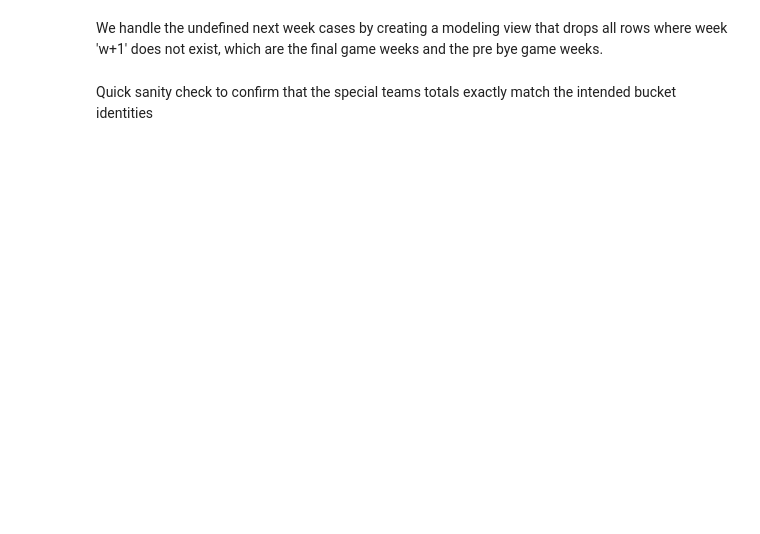
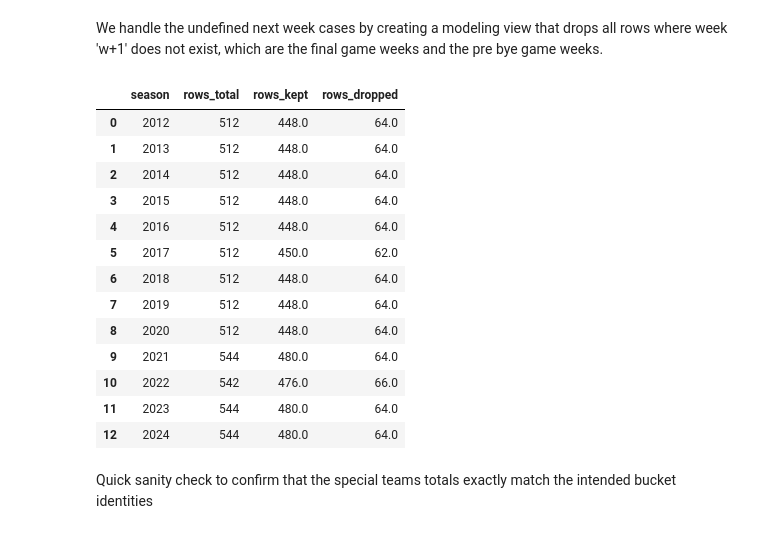
Before and after one commit to SiddharthKorukonda/2025-26-NFLPA-Data-Analytics-Case-Competition, a Jupyter notebook: notebooks/11_sanity_check_panel.ipynb, the cells around one changed output. Cells and saved outputs as stored; diff of their text form; code cells hidden in the pictures; blank space fills up the shorter version.

```diff
--- a/notebooks/11_sanity_check_panel.ipynb
+++ b/notebooks/11_sanity_check_panel.ipynb
@@ -296,42 +407,76 @@ if bad_rows != 0:
 # %% [markdown]
 We handle the undefined next week cases by creating a modeling view that drops all rows where week 'w+1' does not exist, which are the final game weeks and the pre bye game weeks.
 # %%
-con.execute("DROP VIEW IF EXISTS team_week_panel_nextweek_model")
+cols = set(con.execute("DESCRIBE team_week_panel").df()["column_name"].tolist())
+TEAM_COL = "team_id" if "team_id" in cols else "team"
+SEASON_COL = "season"
+WEEK_COL = "week"
+PANEL_TABLE = "team_week_panel"
+
+obj = con.execute("""
+SELECT table_type
+FROM information_schema.tables
+WHERE table_name = 'team_week_panel_nextweek_model'
+ORDER BY
+  CASE WHEN table_schema = 'temp' THEN 0 ELSE 1 END,
+  table_schema
+LIMIT 1
+""").fetchone()
+
+if obj is not None and obj[0] == "VIEW":
+    con.execute("DROP VIEW team_week_panel_nextweek_model")
+elif obj is not None and obj[0] == "BASE TABLE":
+    con.execute("DROP TABLE team_week_panel_nextweek_model")
 
 con.execute(f"""
 CREATE VIEW team_week_panel_nextweek_model AS
 SELECT
   p.*,
   f.has_next_week
 FROM {PANEL_TABLE} p
 JOIN panel_next_week_flags f
   ON f.season = p.{SEASON_COL}
  AND f.week = p.{WEEK_COL}
- AND f.team_key = CAST(p.{TEAM_COL} AS VARCHAR)
+ AND f.{TEAM_COL} = CAST(p.{TEAM_COL} AS VARCHAR)
 WHERE f.has_next_week = 1
 """)
 
 con.execute(f"""
 SELECT
   COUNT(*) AS rows_model,
-  COUNT(DISTINCT {SEASON_COL} || '-' || {WEEK_COL} || '-' || {TEAM_COL}) AS distinct_keys_model
+  COUNT(DISTINCT CAST({SEASON_COL} AS VARCHAR) || '-' || CAST({WEEK_COL} AS VARCHAR) || '-' || CAST({TEAM_COL} AS VARCHAR)) AS distinct_keys_model
 FROM team_week_panel_nextweek_model
 """).df()
 
 con.execute(f"""
 SELECT
   p.{SEASON_COL} AS season,
   COUNT(*) AS rows_total,
   SUM(CASE WHEN f.has_next_week = 1 THEN 1 ELSE 0 END) AS rows_kept,
   SUM(CASE WHEN f.has_next_week = 0 THEN 1 ELSE 0 END) AS rows_dropped
 FROM {PANEL_TABLE} p
 JOIN panel_next_week_flags f
   ON f.season = p.{SEASON_COL}
  AND f.week = p.{WEEK_COL}
- AND f.team_key = CAST(p.{TEAM_COL} AS VARCHAR)
+ AND f.{TEAM_COL} = CAST(p.{TEAM_COL} AS VARCHAR)
 GROUP BY 1
 ORDER BY 1
 """).df()
+# %% [output]
+|  | season | rows_total | rows_kept | rows_dropped |
+| 0 | 2012 | 512 | 448.0 | 64.0 |
+| 1 | 2013 | 512 | 448.0 | 64.0 |
+| 2 | 2014 | 512 | 448.0 | 64.0 |
+| 3 | 2015 | 512 | 448.0 | 64.0 |
+| 4 | 2016 | 512 | 448.0 | 64.0 |
+| 5 | 2017 | 512 | 450.0 | 62.0 |
+| 6 | 2018 | 512 | 448.0 | 64.0 |
+| 7 | 2019 | 512 | 448.0 | 64.0 |
+| 8 | 2020 | 512 | 448.0 | 64.0 |
+| 9 | 2021 | 544 | 480.0 | 64.0 |
+| 10 | 2022 | 542 | 476.0 | 66.0 |
+| 11 | 2023 | 544 | 480.0 | 64.0 |
+| 12 | 2024 | 544 | 480.0 | 64.0 |
 # %% [markdown]
 Quick sanity check to confirm that the special teams totals exactly match the intended bucket identities
 # %%
```
Also changed, not shown: parts of 17 cells of this notebook.
